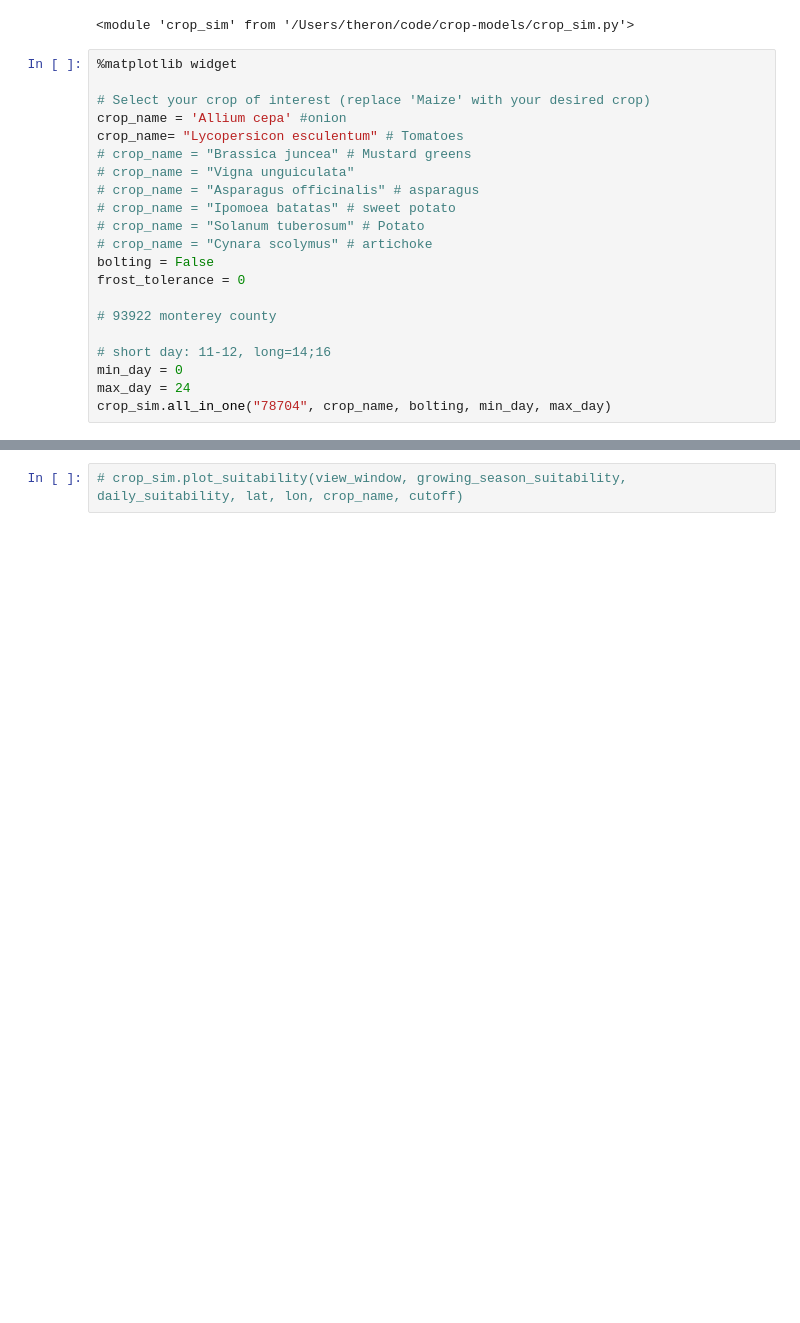
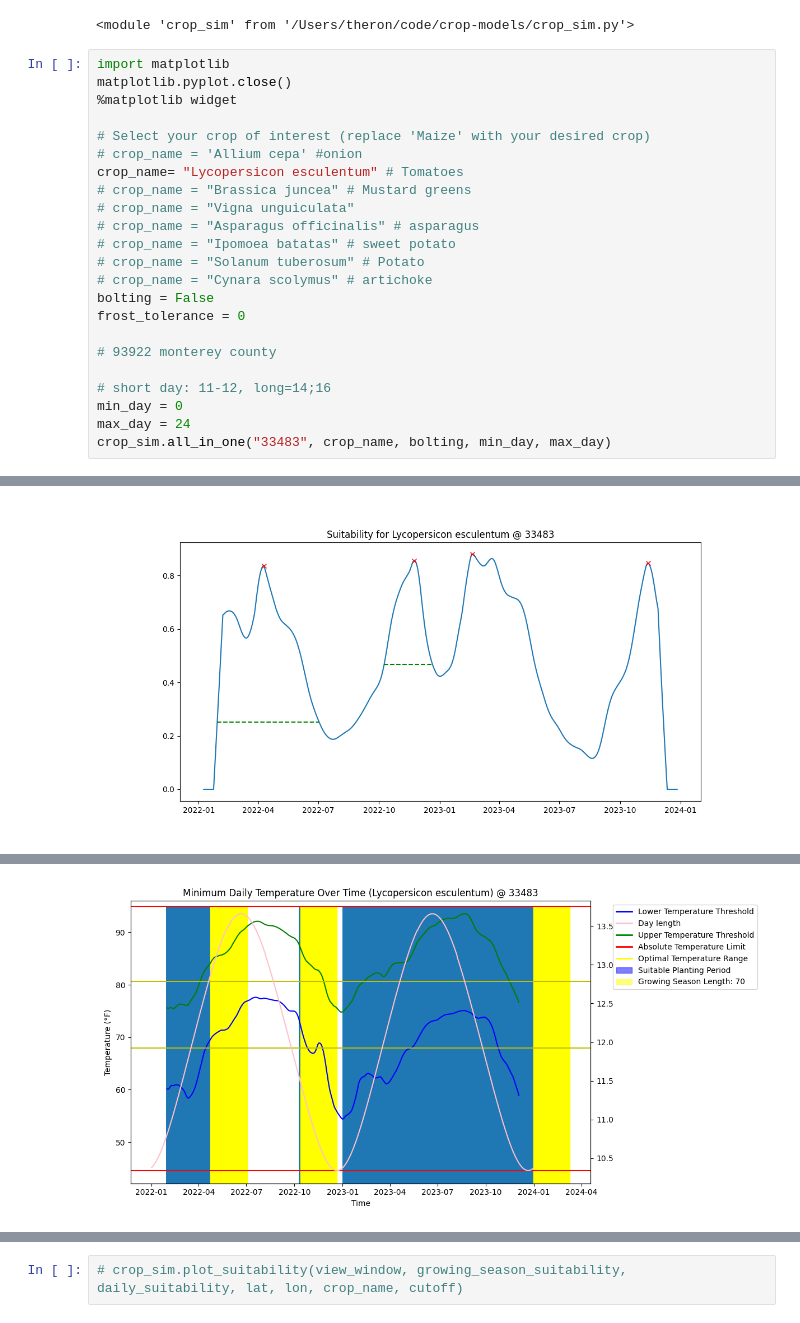
Before and after one commit to stereowrench/crop-models, a Jupyter notebook: Crop Simulations.ipynb, the cells around one changed output, grey strips where cells are left out. Saved outputs shown, nothing was run; the diff lists cells and outputs as text; blank space fills up the shorter version.

```diff
--- a/Crop Simulations.ipynb
+++ b/Crop Simulations.ipynb
@@ -25,10 +25,12 @@ importlib.reload(crop_sim)
 # %% [output]
 <module 'crop_sim' from '/Users/theron/code/crop-models/crop_sim.py'>
 # %%
+import matplotlib
+matplotlib.pyplot.close()
 %matplotlib widget
 
 # Select your crop of interest (replace 'Maize' with your desired crop)
-crop_name = 'Allium cepa' #onion
+# crop_name = 'Allium cepa' #onion
 crop_name= "Lycopersicon esculentum" # Tomatoes
 # crop_name = "Brassica juncea" # Mustard greens
 # crop_name = "Vigna unguiculata"
@@ -44,4 +46,5 @@ frost_tolerance = 0
 # short day: 11-12, long=14;16
 min_day = 0
 max_day = 24
-crop_sim.all_in_one("78704", crop_name, bolting, min_day, max_day)
+crop_sim.all_in_one("33483", crop_name, bolting, min_day, max_day)
+# %% [output]
@@ -47,0 +54 @@ crop_sim.all_in_one("78704", crop_name, bolting, min_day, max_day)
+[figure, added]
@@ -47,0 +71 @@ crop_sim.all_in_one("78704", crop_name, bolting, min_day, max_day)
+[figure, added]
```
Also changed, not shown: parts of 1 cell of this notebook, 1 other file.
